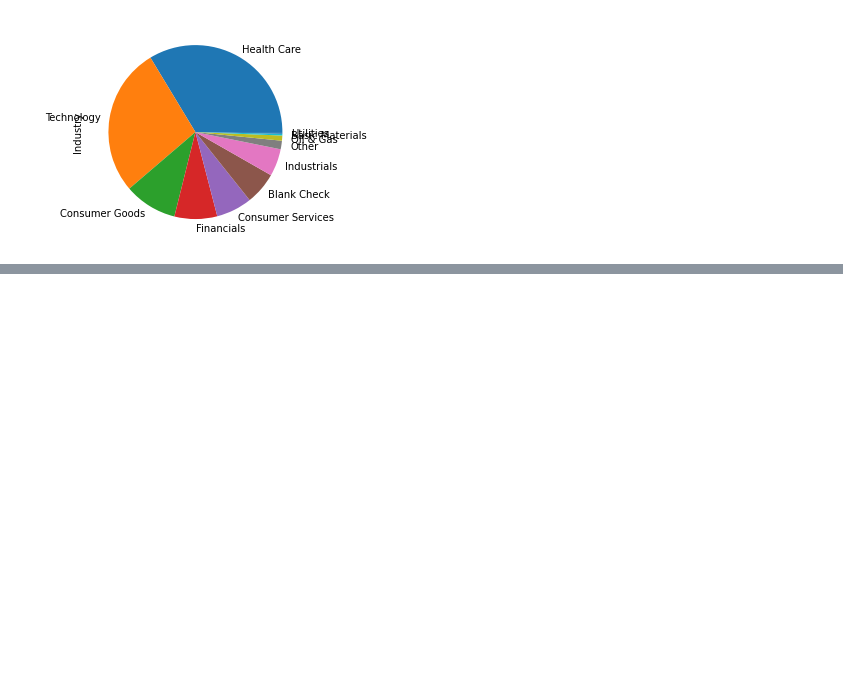
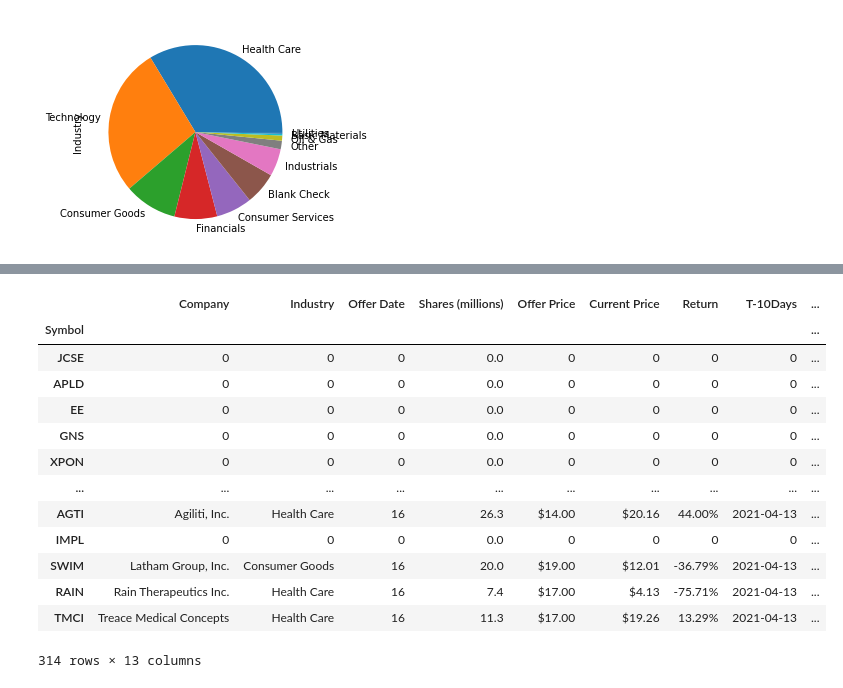
Before and after one commit to StrawhatRA/IPO_Learning, a Jupyter notebook: IPO-1.ipynb, the cells around one changed output, grey strips where cells are left out. Cells and saved outputs as stored; diff of their text form; code cells hidden in the pictures; blank space fills up the shorter version.

```diff
--- a/IPO-1.ipynb
+++ b/IPO-1.ipynb
@@ -41,10 +66,10 @@ filter_ipo['T-90Days'] = filter_ipo['T-90Days'].astype(str)
 filter_ipo['T+100Days'] = filter_ipo['T+100Days'].astype(str)
 # %%
 for ticker in filter_ipo.index:
-    data=yf.download("SPY",filter_ipo.loc[ticker,'T-90Days'], filter_ipo.loc[ticker,'T-10Days'],progress=False)
+    data=yf.download("SPY",filter_ipo.loc[ticker,'T-90Days'], filter_ipo.loc[ticker,'T-10Days'],progress=True)
     spy_return = (data.iloc[-1,-2] - data.iloc[0,-2])/data.iloc[0,-2]
     filter_ipo.loc[ticker,'SPY 90D Return'] = spy_return
-    data2=yf.download(ticker,filter_ipo.loc[ticker,'Offer Date'], filter_ipo.loc[ticker,'T+100Days'],progress=False)
+    data2=yf.download(ticker,filter_ipo.loc[ticker,'Offer Date'], filter_ipo.loc[ticker,'T+100Days'],progress=True)
     stock_return = (data2.iloc[-1,-2] - data2.iloc[0,-2])/data2.iloc[0,-2]
     filter_ipo.loc[ticker,'100 day Return'] = stock_return
 # %% [output]
@@ -54 +93,18 @@ IndexError: single positional indexer is out-of-bounds
+# %%
+display(filter_ipo)
+# %% [output]
+|  | Company | Industry | Offer Date | Shares (millions) | Offer Price | Current Price | Return | T-10Days | ... |
+| Symbol |  |  |  |  |  |  |  |  | ... |
+| JCSE | 0 | 0 | 0 | 0.0 | 0 | 0 | 0 | 0 | ... |
+| APLD | 0 | 0 | 0 | 0.0 | 0 | 0 | 0 | 0 | ... |
+| EE | 0 | 0 | 0 | 0.0 | 0 | 0 | 0 | 0 | ... |
+| GNS | 0 | 0 | 0 | 0.0 | 0 | 0 | 0 | 0 | ... |
+| XPON | 0 | 0 | 0 | 0.0 | 0 | 0 | 0 | 0 | ... |
+| ... | ... | ... | ... | ... | ... | ... | ... | ... | ... |
+| AGTI | Agiliti, Inc. | Health Care | 16 | 26.3 | $14.00 | $20.16 | 44.00% | 2021-04-13 | ... |
+| IMPL | 0 | 0 | 0 | 0.0 | 0 | 0 | 0 | 0 | ... |
+| SWIM | Latham Group, Inc. | Consumer Goods | 16 | 20.0 | $19.00 | $12.01 | -36.79% | 2021-04-13 | ... |
+| RAIN | Rain Therapeutics Inc. | Health Care | 16 | 7.4 | $17.00 | $4.13 | -75.71% | 2021-04-13 | ... |
+| TMCI | Treace Medical Concepts | Health Care | 16 | 11.3 | $17.00 | $19.26 | 13.29% | 2021-04-13 | ... |
+314 rows × 13 columns
 # %%
```
Also changed, not shown: parts of 8 cells of this notebook.
